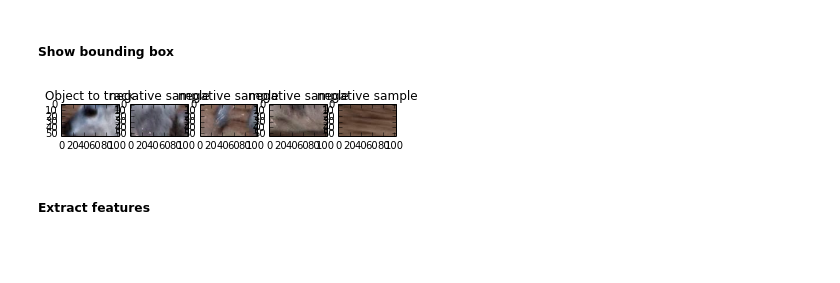
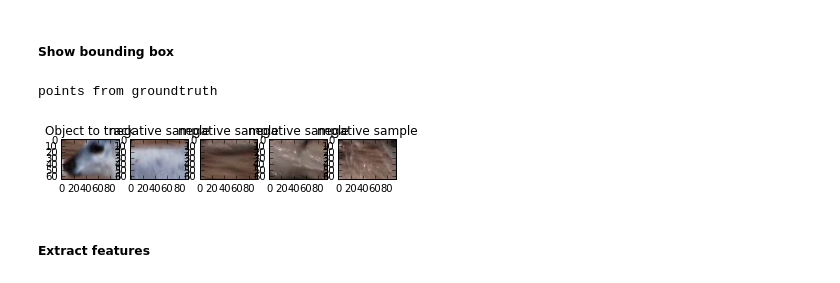
Before and after one commit to Darialfury/pdiclass, a Jupyter notebook: TrackingSystem.ipynb, the cells around one changed output. Drawn from its saved outputs; the diff is of its cells as text; code cells hidden in the pictures; blank space fills up the shorter version.

```diff
--- a/TrackingSystem.ipynb
+++ b/TrackingSystem.ipynb
@@ -118,6 +118,9 @@ def genereate_mapped_image(input_image, zeros_image, clf, max_w, max_h, slide_w,
 #Definitions of files and folders
 dataset_name = './BenchmarkTracking/'
 bounding_name = './bounding/'
+result_name = './result_traking/'
+out_videos = './out_videos/'
+sample_flag = False
 video_name = 'Deer'
 # %% [markdown]
 ##### Show video in frames
@@ -145,22 +148,37 @@ display.clear_output(wait=True)
 ##### Show bounding box
 # %%
 #show the bounding box sampled by the user
-file_load = os.path.join(bounding_name,video_name + '.mat')
-array = sio.loadmat(file_load)
-pts = array['bound']
-wi = np.abs(pts[0][0] - pts[1][0])
-he = np.abs(pts[0][1] - pts[1][1])
+if sample_flag:
+    file_load = os.path.join(bounding_name,video_name + '.mat')
+    array = sio.loadmat(file_load)
+    pts = array['bound']
+    wi = np.abs(pts[0][0] - pts[1][0])
+    he = np.abs(pts[0][1] - pts[1][1])
+    print "points from user"
+else:
+    path_gt_read = os.path.join(dataset_name, video_name, 'groundtruth_rect.txt')
+    file_gt = open(path_gt_read, 'r')
+    line_read = file_gt.readlines()
+    first_line = line_read[0].split(',')
+    print "points from groundtruth"
+    x, y, wi, he = int(first_line[0]), int(first_line[1]), int(first_line[2]), int(first_line[3])
+    pts[0][0] = x
+    pts[0][1] = y
+    pts[1][0] = x + wi
+    pts[1][1] = y + he
+
 positive_sample, list_negative_sample = cut_image(first_mat, pts, True)
 
 plt.subplot(1,1+len(list_negative_sample),1)
 plt.imshow(positive_sample)
 plt.title('Object to track')
 for i in range(2,len(list_negative_sample)+1+1):
     plt.subplot(1,1+len(list_negative_sample),i)
     plt.title('negative sample')
     plt.imshow(list_negative_sample[i-2])
 # %% [output]
+points from groundtruth
-[figure, old version]
+[figure, new version]
 # %% [markdown]
 ##### Extract features
 # %%
```
Also changed, not shown: parts of 3 cells of this notebook, 1 other file.
